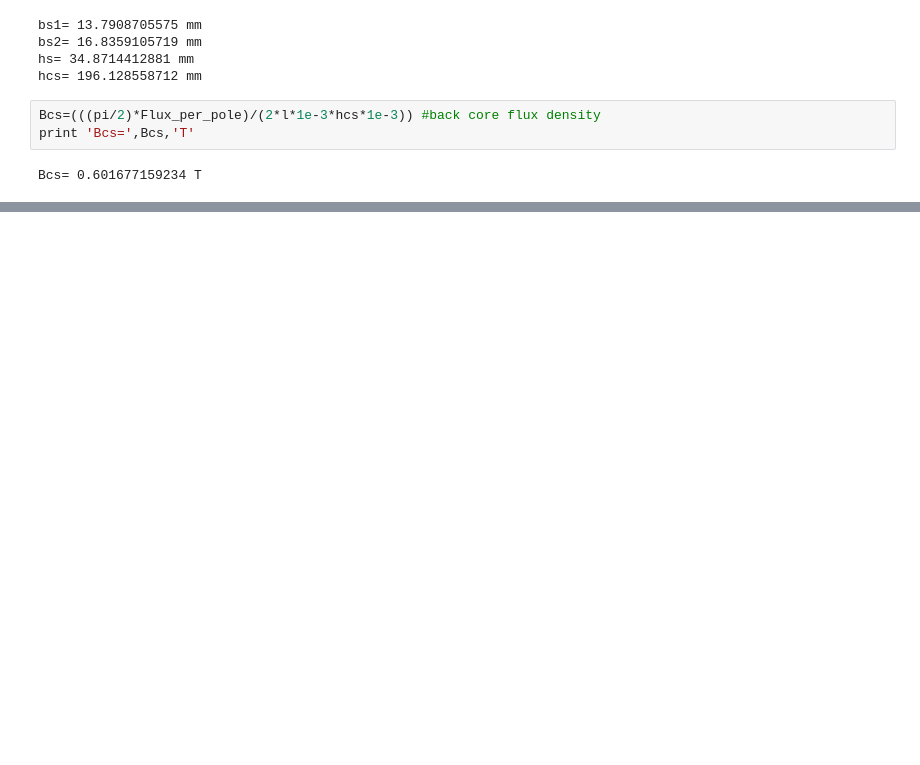
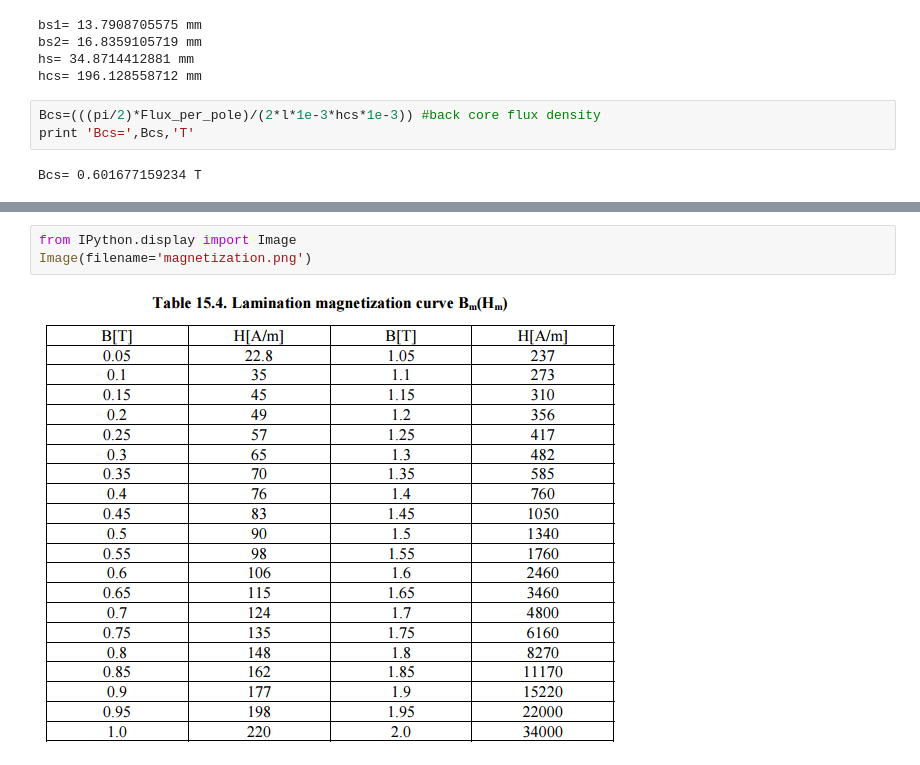
Before and after one commit to odtu/EE564, a Jupyter notebook: TRAIN/LutfiBoyaci/Train Traction Motor Design.ipynb, the cells around one changed output, grey strips where cells are left out. Saved outputs shown, nothing was run; the diff lists cells and outputs as text; blank space fills up the shorter version.

```diff
--- a/TRAIN/LutfiBoyaci/Train Traction Motor Design.ipynb
+++ b/TRAIN/LutfiBoyaci/Train Traction Motor Design.ipynb
@@ -300,0 +391,5 @@ Bcs_max= 1.93045732694 T
+# %%
+from IPython.display import Image
+Image(filename='magnetization.png')
+# %% [output]
+[figure, added]
```
Also changed, not shown: parts of 30 cells of this notebook.
